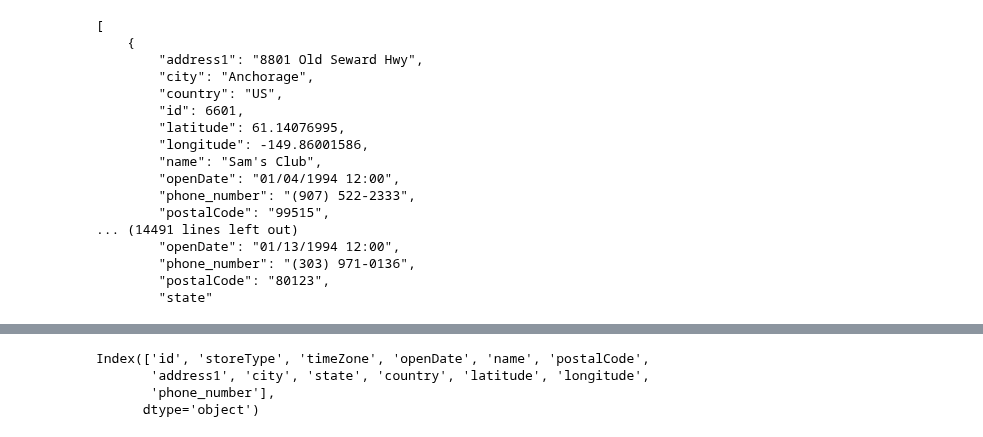
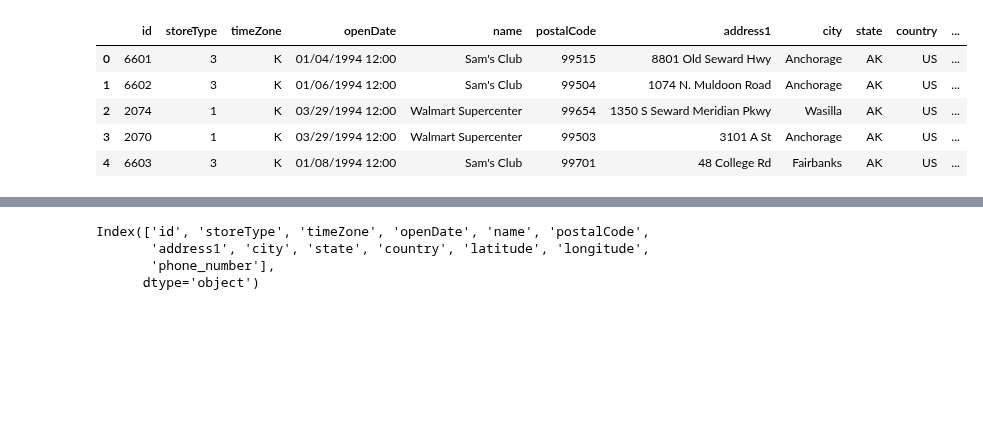
Before and after one commit to beckyydo/Project-2, a Jupyter notebook: MergeData4and6.ipynb, the cells around one changed output, grey strips where cells are left out. Saved outputs shown, nothing was run; the diff lists cells and outputs as text; code cells hidden in the pictures; blank space fills up the shorter version.

```diff
--- a/MergeData4and6.ipynb
+++ b/MergeData4and6.ipynb
@@ -8,25 +22,16 @@ import numpy as np
 # %%
-#retrieve url
-url="https://gist.githubusercontent.com/anonymous/83803696b0e3430a52f1/raw/29f2b252981659dfa6ad51922c8155e66ac261b2/walmart.json"
+#Extract and view data from JSON
+
+#1.Specify url
+url = "https://gist.githubusercontent.com/anonymous/83803696b0e3430a52f1/raw/29f2b252981659dfa6ad51922c8155e66ac261b2/walmart.json"
+
+#2. Get and print response
+walmart_locations = pd.DataFrame(requests.get(url).json())
+walmart_locations.head()
+# %% [output]
+|  | id | storeType | timeZone | openDate | name | postalCode | address1 | city | state | country | ... |
+| 0 | 6601 | 3 | K | 01/04/1994 12:00 | Sam's Club | 99515 | 8801 Old Seward Hwy | Anchorage | AK | US | ... |
+| 1 | 6602 | 3 | K | 01/06/1994 12:00 | Sam's Club | 99504 | 1074 N. Muldoon Road | Anchorage | AK | US | ... |
+| 2 | 2074 | 1 | K | 03/29/1994 12:00 | Walmart Supercenter | 99654 | 1350 S Seward Meridian Pkwy | Wasilla | AK | US | ... |
+| 3 | 2070 | 1 | K | 03/29/1994 12:00 | Walmart Supercenter | 99503 | 3101 A St | Anchorage | AK | US | ... |
+| 4 | 6603 | 3 | K | 01/08/1994 12:00 | Sam's Club | 99701 | 48 College Rd | Fairbanks | AK | US | ... |
-# %%
-#print response
-response = requests.get(url).json()
-print(json.dumps(response, indent=4, sort_keys=True))
-# %% [output]
-[
-    {
-        "address1": "8801 Old Seward Hwy",
-        "city": "Anchorage",
-        "country": "US",
-        "id": 6601,
-        "latitude": 61.14076995,
-        "longitude": -149.86001586,
-        "name": "Sam's Club",
-        "openDate": "01/04/1994 12:00",
-        "phone_number": "(907) 522-2333",
-        "postalCode": "99515",
-... (14491 lines left out)
-        "openDate": "01/13/1994 12:00",
-        "phone_number": "(303) 971-0136",
-        "postalCode": "80123",
-        "state"
```
Also changed, not shown: parts of 9 cells of this notebook, 1 other file.
